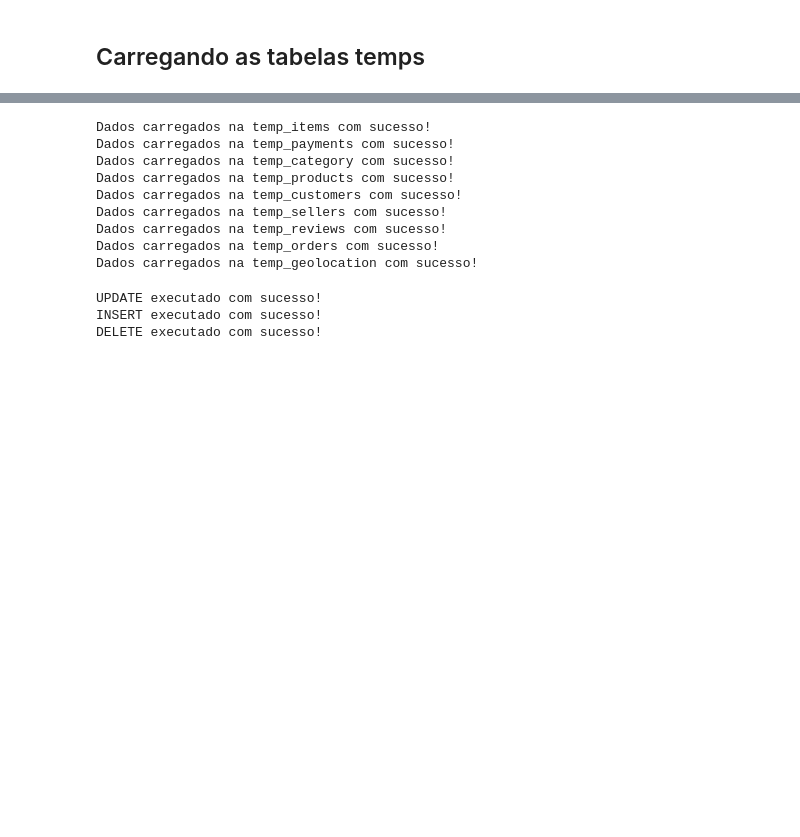
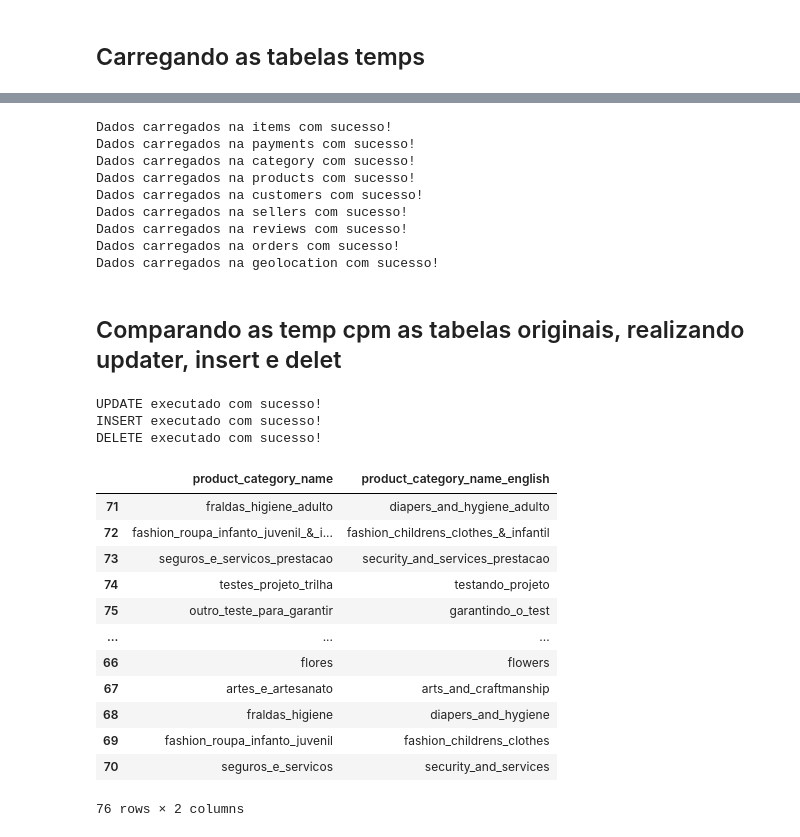
Before and after one commit to michelprosite/opt_olist_brasil, a Jupyter notebook: kaggle_olist/desafio.ipynb, the cells around one changed output, grey strips where cells are left out. Saved outputs shown, nothing was run; the diff lists cells and outputs as text; code cells hidden in the pictures; blank space fills up the shorter version.

```diff
--- a/kaggle_olist/desafio.ipynb
+++ b/kaggle_olist/desafio.ipynb
@@ -802,8 +785,8 @@ try:
     cursor = cnx.cursor()
 
     # Verificando e carregando tabelas
-    for i in range(len(path['table_name_temp'])):
-        tabela_temp = path['table_name_temp'][i]
+    for i in range(len(path['table_name'])):
+        tabela_temp = path['table_name'][i]
         caminho = path['path_trusted'][i] + '/' + path['table_trusted'][i] + '.parquet'
 
         # Limpar tabela antes de carregar os dados
@@ -822,15 +805,17 @@ finally:
     if 'cnx' in locals() and cnx.is_connected():
         cnx.close()
 # %% [output]
-Dados carregados na temp_items com sucesso!
-Dados carregados na temp_payments com sucesso!
-Dados carregados na temp_category com sucesso!
-Dados carregados na temp_products com sucesso!
-Dados carregados na temp_customers com sucesso!
-Dados carregados na temp_sellers com sucesso!
-Dados carregados na temp_reviews com sucesso!
-Dados carregados na temp_orders com sucesso!
-Dados carregados na temp_geolocation com sucesso!
+Dados carregados na items com sucesso!
+Dados carregados na payments com sucesso!
+Dados carregados na category com sucesso!
+Dados carregados na products com sucesso!
+Dados carregados na customers com sucesso!
+Dados carregados na sellers com sucesso!
+Dados carregados na reviews com sucesso!
+Dados carregados na orders com sucesso!
+Dados carregados na geolocation com sucesso!
+# %% [markdown]
+## Comparando as temp cpm as tabelas originais, realizando updater, insert e delet
 # %%
 import mysql.connector
 
@@ -895,3 +880,20 @@ finally:
 UPDATE executado com sucesso!
 INSERT executado com sucesso!
 DELETE executado com sucesso!
+# %%
+df_raww = pd.read_parquet('/home/michel/Documentos/opt/kaggle_olist/raw/product_category_name_translation.parquet')
+df_raww
+# %% [output]
+|  | product_category_name | product_category_name_english |
+| 71 | fraldas_higiene_adulto | diapers_and_hygiene_adulto |
+| 72 | fashion_roupa_infanto_juvenil_&_i... | fashion_childrens_clothes_&_infantil |
+| 73 | seguros_e_servicos_prestacao | security_and_services_prestacao |
+| 74 | testes_projeto_trilha | testando_projeto |
+| 75 | outro_teste_para_garantir | garantindo_o_test |
+| ... | ... | ... |
+| 66 | flores | flowers |
+| 67 | artes_e_artesanato | arts_and_craftmanship |
+| 68 | fraldas_higiene | diapers_and_hygiene |
+| 69 | fashion_roupa_infanto_juvenil | fashion_childrens_clothes |
+| 70 | seguros_e_servicos | security_and_services |
+76 rows × 2 columns
```
Also changed, not shown: parts of 6 cells of this notebook, 2 other files.
